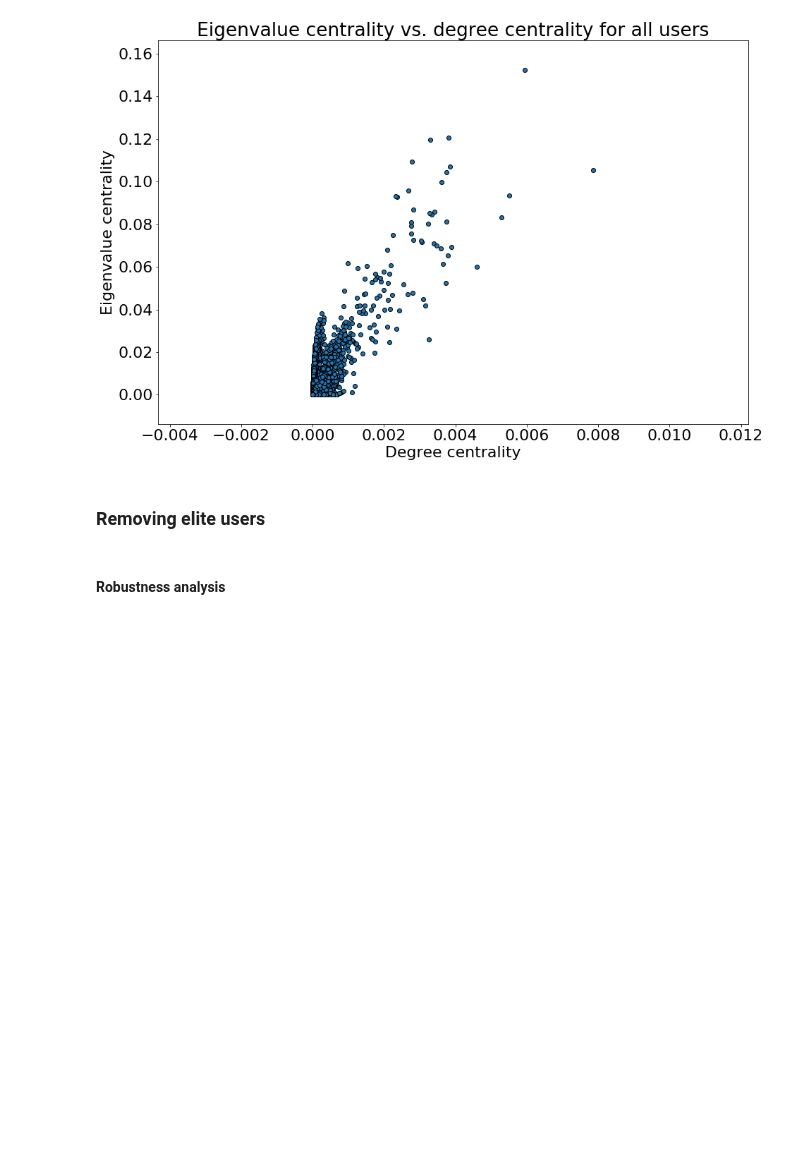
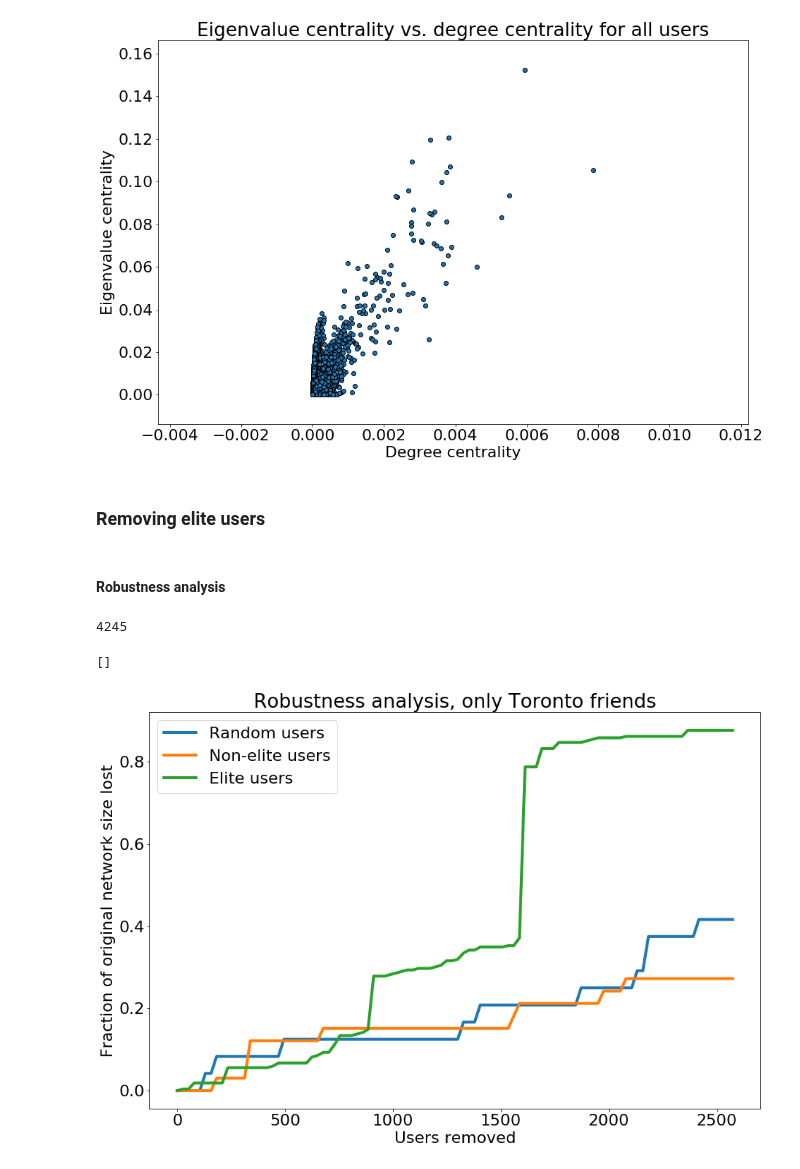
Before and after one commit to thomasnilsson/02805-social-graphs-2018, a Jupyter notebook: project1/Social Network.ipynb, the cells around one changed output. Saved outputs shown, nothing was run; the diff lists cells and outputs as text; code cells hidden in the pictures; blank space fills up the shorter version.

```diff
--- a/project1/Social Network.ipynb
+++ b/project1/Social Network.ipynb
@@ -276,0 +286,8 @@ plt.show()
+# %%
+len(set(communities))
+# %% [output]
+4245
+# %%
+elite_nodes
+# %% [output]
+[]
@@ -276,0 +296,46 @@ plt.show()
+# %%
+import random, copy
+def robustness_analysis(graph, nodes_, one_percent_of_users, verbose=False):
+    nodes = copy.copy(nodes_)
+    k = 100
+    random.shuffle(nodes)
+
+    # Initialize array for LCC sizes
+    lcc_values = np.zeros(k)
+
+    # Start loop
+    for i in range(k):
+        # Remove 1 percent of users, randomly chosen
+        for j in range(one_percent_of_users):
+            node = nodes.pop()
+            graph.remove_node(node)
+
+        # Compute largest connected subcomponent
+        mcc = len(max(nx.connected_component_subgraphs(graph), key=len))
+        lcc_values[i] = mcc
+
+        if verbose:
+            print(str(i) + " percent removed.")
+            print("Network size: " + str(len(graph)))
+            print("Largest connected component: " + str(mcc))
+    return lcc_values
+# %%
+lcc_elite = robustness_analysis(social_network, elite_nodes, one_percent)
+lcc_reg = robustness_analysis(social_network, user_nodes, one_percent)
+lcc_random = robustness_analysis(social_network, social_network.nodes(), one_percent)
+lcc = pd.DataFrame(np.array([lcc_elite, lcc_reg, lcc_random]).T, columns=['elite', 'reg', 'random'])
+lcc.to_csv('lcc_only_toronto.csv')
+# %%
+x_ax = one_percent * np.arange(0,100)
+plt.figure(figsize=[15,10])
+plt.plot(x_ax, 1 - lcc_random / lcc_random.max(), linewidth=4)
+plt.plot(x_ax, 1 - lcc_reg / lcc_reg.max(), linewidth=4)
+plt.plot(x_ax, 1 - lcc_elite / lcc_elite.max(), linewidth=4)
+plt.legend(['Random users', 'Non-elite users', 'Elite users'])
+plt.xlabel('Users removed')
+plt.ylabel('Fraction of original network size lost')
+plt.savefig('plots/robustness_only_toronto_plot.svg', format='svg', bbox_inches="tight")
+plt.title('Robustness analysis, only Toronto friends')
+plt.show()
+# %% [output]
+[figure, added]
```
Also changed, not shown: parts of 9 cells of this notebook, 11 other files.
